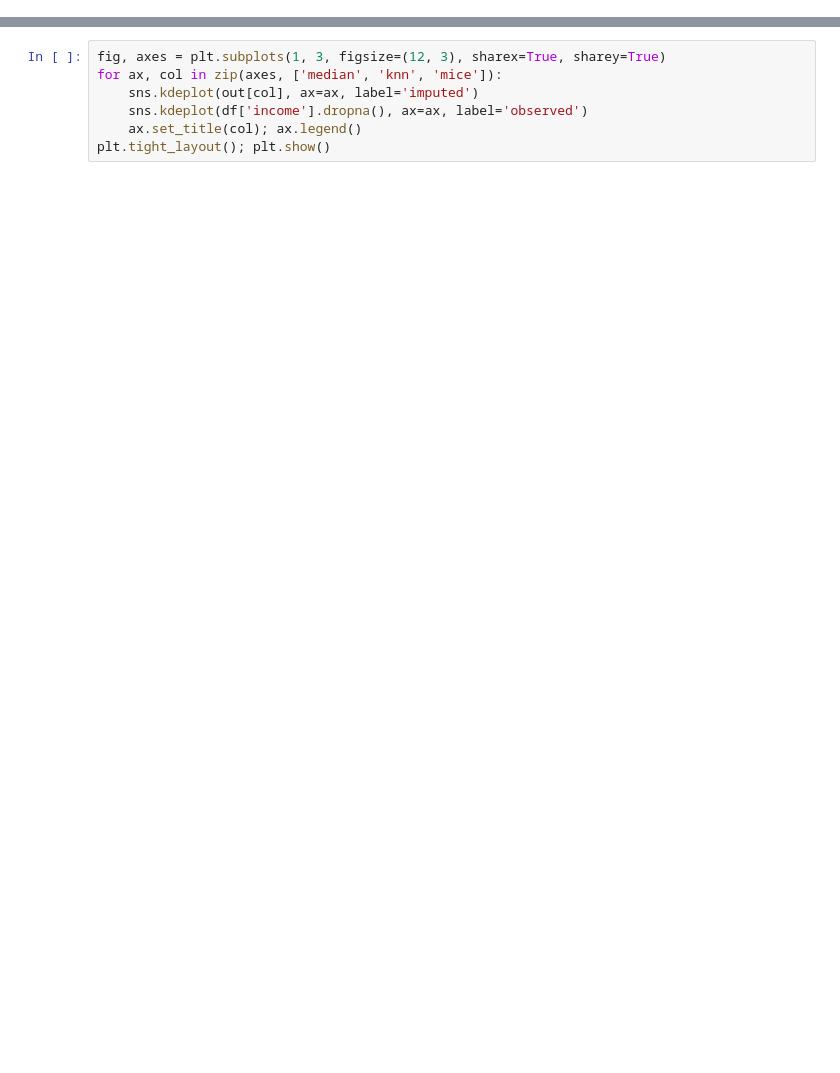
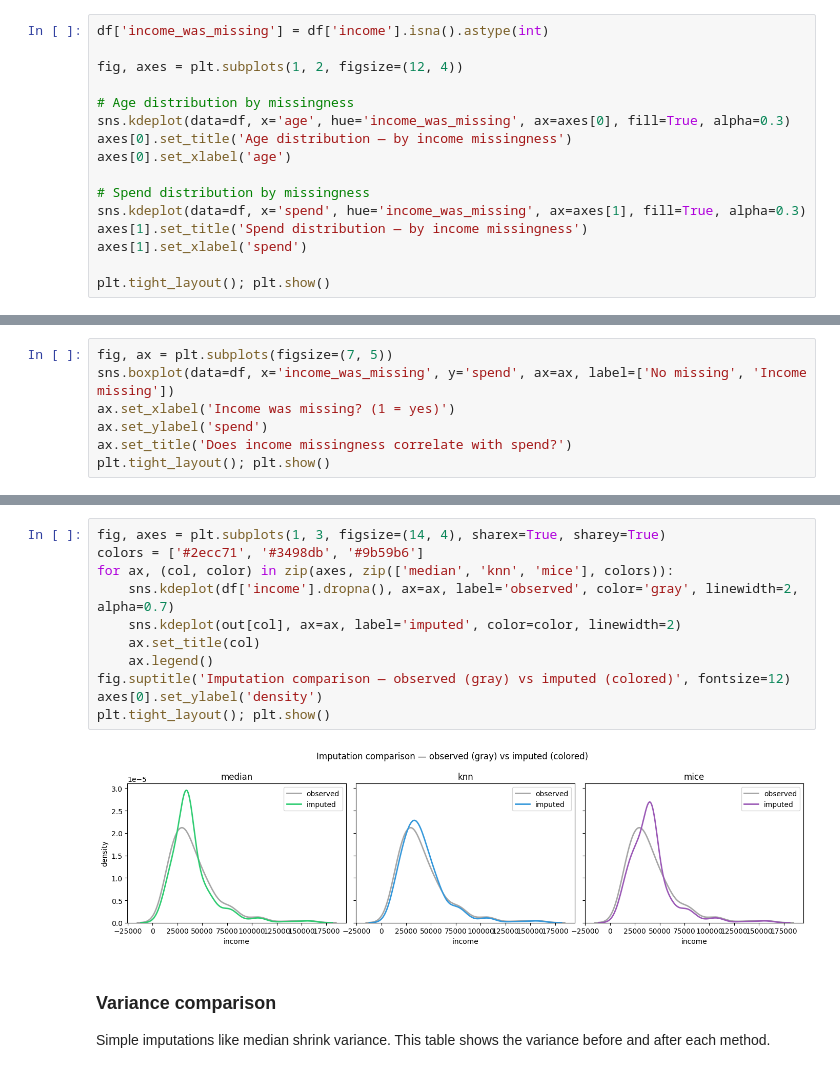
Before and after one commit to rafsunsheikh/data-scientists-handbook, a Jupyter notebook: notebooks/cleaning/02_missing_values.ipynb, the cells around one changed output, grey strips where cells are left out. Drawn from its saved outputs; the diff is of its cells as text; blank space fills up the shorter version.

```diff
--- a/notebooks/cleaning/02_missing_values.ipynb
+++ b/notebooks/cleaning/02_missing_values.ipynb
@@ -31,0 +83,16 @@ sns.heatmap(df.isna().astype(int), cbar=False); plt.title('NaN map'); plt.show()
+# %%
+df['income_was_missing'] = df['income'].isna().astype(int)
+
+fig, axes = plt.subplots(1, 2, figsize=(12, 4))
+
+# Age distribution by missingness
+sns.kdeplot(data=df, x='age', hue='income_was_missing', ax=axes[0], fill=True, alpha=0.3)
+axes[0].set_title('Age distribution — by income missingness')
+axes[0].set_xlabel('age')
+
+# Spend distribution by missingness
+sns.kdeplot(data=df, x='spend', hue='income_was_missing', ax=axes[1], fill=True, alpha=0.3)
+axes[1].set_title('Spend distribution — by income missingness')
+axes[1].set_xlabel('spend')
+
+plt.tight_layout(); plt.show()
@@ -36,0 +143,7 @@ df.head()
+# %%
+fig, ax = plt.subplots(figsize=(7, 5))
+sns.boxplot(data=df, x='income_was_missing', y='spend', ax=ax, label=['No missing', 'Income missing'])
+ax.set_xlabel('Income was missing? (1 = yes)')
+ax.set_ylabel('spend')
+ax.set_title('Does income missingness correlate with spend?')
+plt.tight_layout(); plt.show()
@@ -51,7 +186,17 @@ out.describe()
 # %%
-fig, axes = plt.subplots(1, 3, figsize=(12, 3), sharex=True, sharey=True)
-for ax, col in zip(axes, ['median', 'knn', 'mice']):
-    sns.kdeplot(out[col], ax=ax, label='imputed')
-    sns.kdeplot(df['income'].dropna(), ax=ax, label='observed')
-    ax.set_title(col); ax.legend()
+fig, axes = plt.subplots(1, 3, figsize=(14, 4), sharex=True, sharey=True)
+colors = ['#2ecc71', '#3498db', '#9b59b6']
+for ax, (col, color) in zip(axes, zip(['median', 'knn', 'mice'], colors)):
+    sns.kdeplot(df['income'].dropna(), ax=ax, label='observed', color='gray', linewidth=2, alpha=0.7)
+    sns.kdeplot(out[col], ax=ax, label='imputed', color=color, linewidth=2)
+    ax.set_title(col)
+    ax.legend()
+fig.suptitle('Imputation comparison — observed (gray) vs imputed (colored)', fontsize=12)
+axes[0].set_ylabel('density')
 plt.tight_layout(); plt.show()
+# %% [output]
+[figure, added]
+# %% [markdown]
+### Variance comparison
+
+Simple imputations like median shrink variance. This table shows the variance before and after each method.
```
Also changed, not shown: parts of 32 cells of this notebook, 8 other files.
